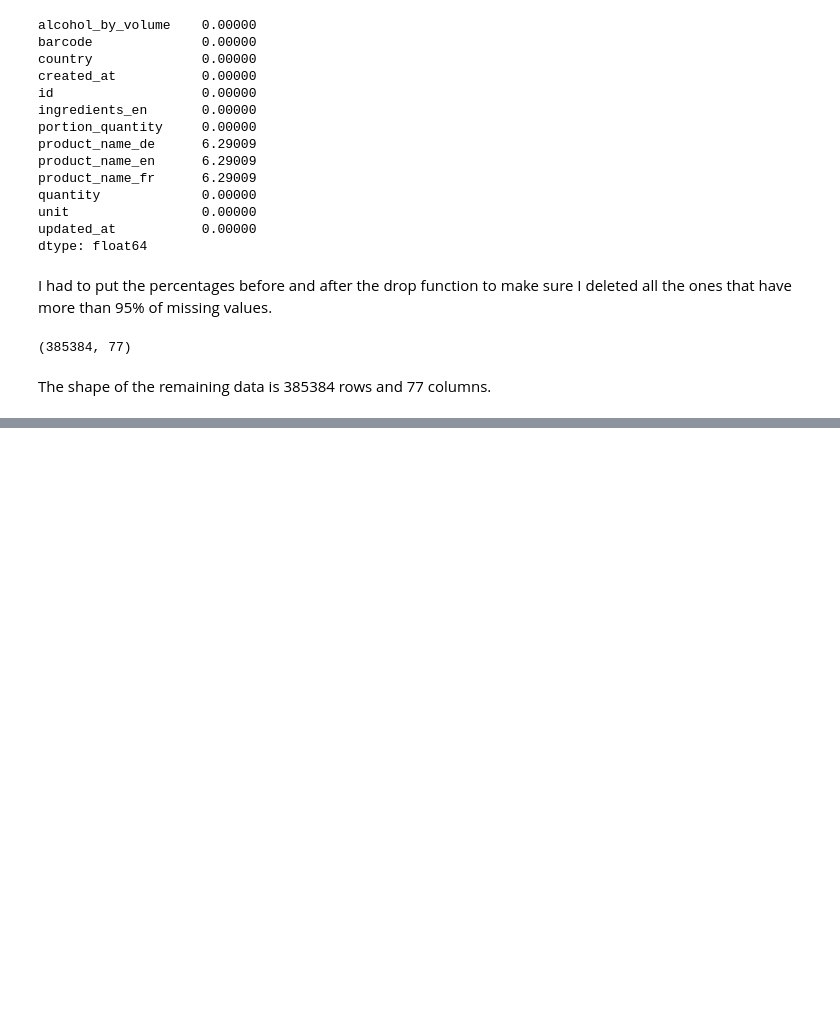
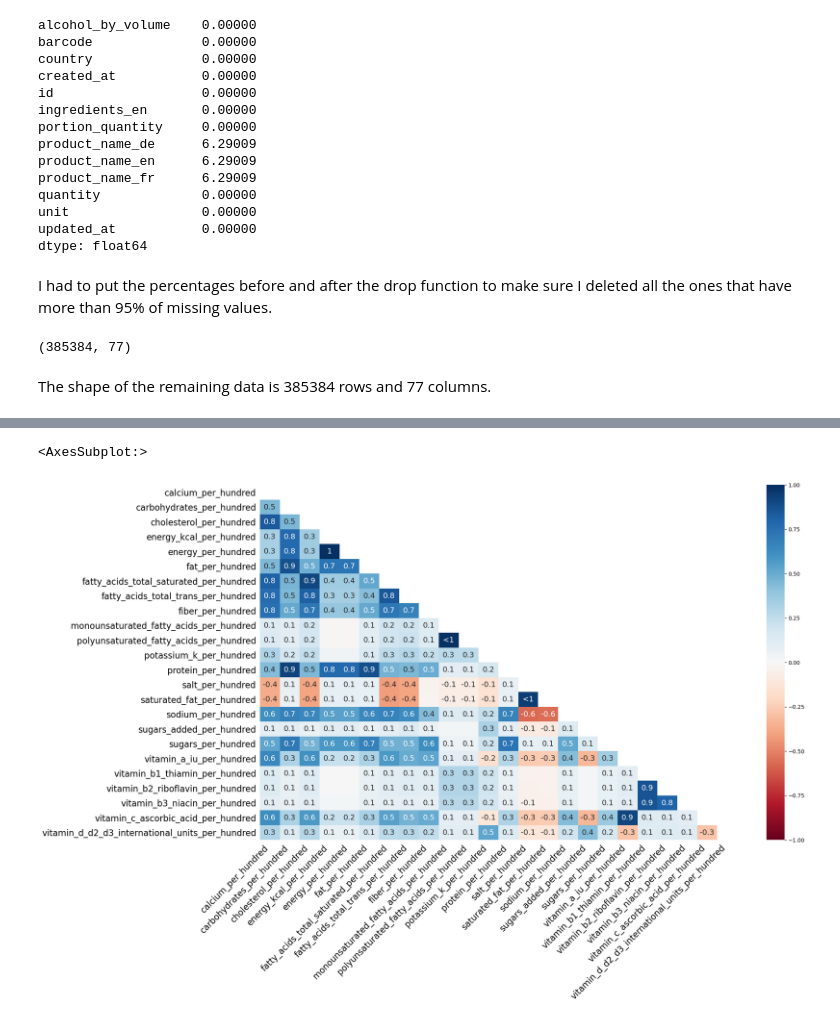
Before and after one commit to maharhandi/Intro_data_analysis, a Jupyter notebook: OpenFood/OpenFood_data_analysis.ipynb, the cells around one changed output, grey strips where cells are left out. Drawn from its saved outputs; the diff is of its cells as text; code cells hidden in the pictures; blank space fills up the shorter version.

```diff
--- a/OpenFood/OpenFood_data_analysis.ipynb
+++ b/OpenFood/OpenFood_data_analysis.ipynb
@@ -577,0 +688,5 @@ The shape of the remaining data is 385384 rows and 77 columns.
+# %%
+msno.heatmap(numerical_values)
+# %% [output]
+<AxesSubplot:>
+[figure, added]
```
Also changed, not shown: parts of 86 cells of this notebook.
